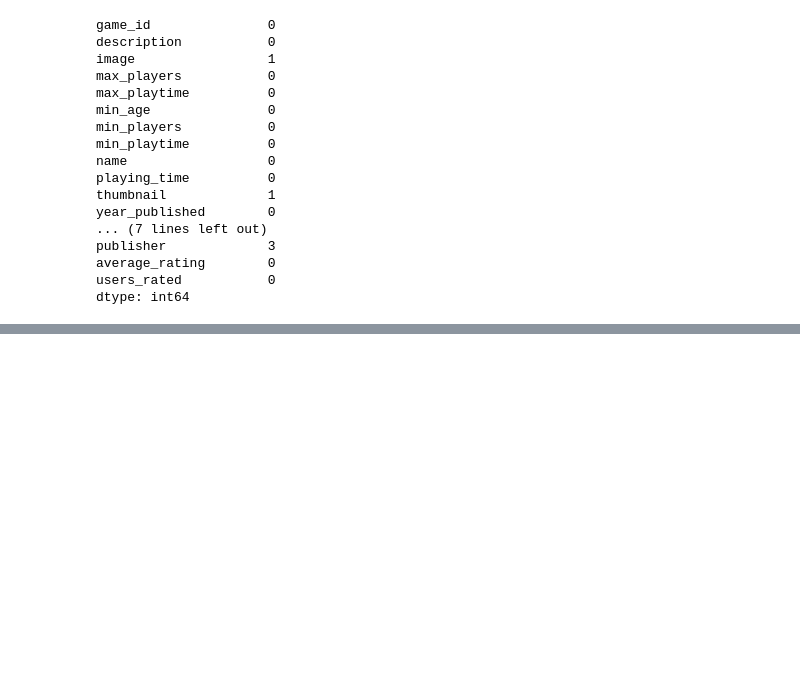
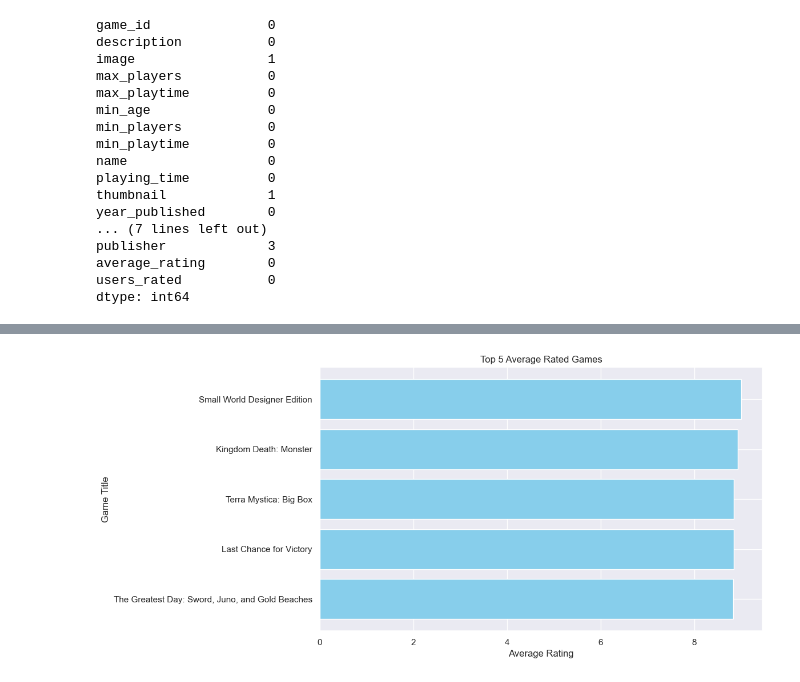
Before and after one commit to laisameno16/Data-Visualisation-Techniques, a Jupyter notebook: LaisAmeno_DVisHDip_CA1.ipynb, the cells around one changed output, grey strips where cells are left out. Drawn from its saved outputs; the diff is of its cells as text; code cells hidden in the pictures; blank space fills up the shorter version.

```diff
--- a/LaisAmeno_DVisHDip_CA1.ipynb
+++ b/LaisAmeno_DVisHDip_CA1.ipynb
@@ -105,0 +124,19 @@ sns.catplot('average_rating',data= df, kind= 'count', color='purple', aspect= 1.
+# %%
+# Create a bar plot for the top 5 games
+plt.figure(figsize=(10, 6))  # Adjust the figure size as needed
+
+# Extract game titles and average ratings from the top_games DataFrame
+game_titles = top_games.index
+average_ratings = top_games.values
+
+# Create a bar plot
+plt.barh(game_titles, average_ratings, color='skyblue')
+plt.xlabel('Average Rating')
+plt.ylabel('Game Title')
+plt.title('Top 5 Average Rated Games')
+
+# Display the plot
+plt.gca().invert_yaxis()  # Invert the y-axis to show the highest rating at the top
+plt.show()
+# %% [output]
+[figure, added]
```
Also changed, not shown: parts of 8 cells of this notebook.
